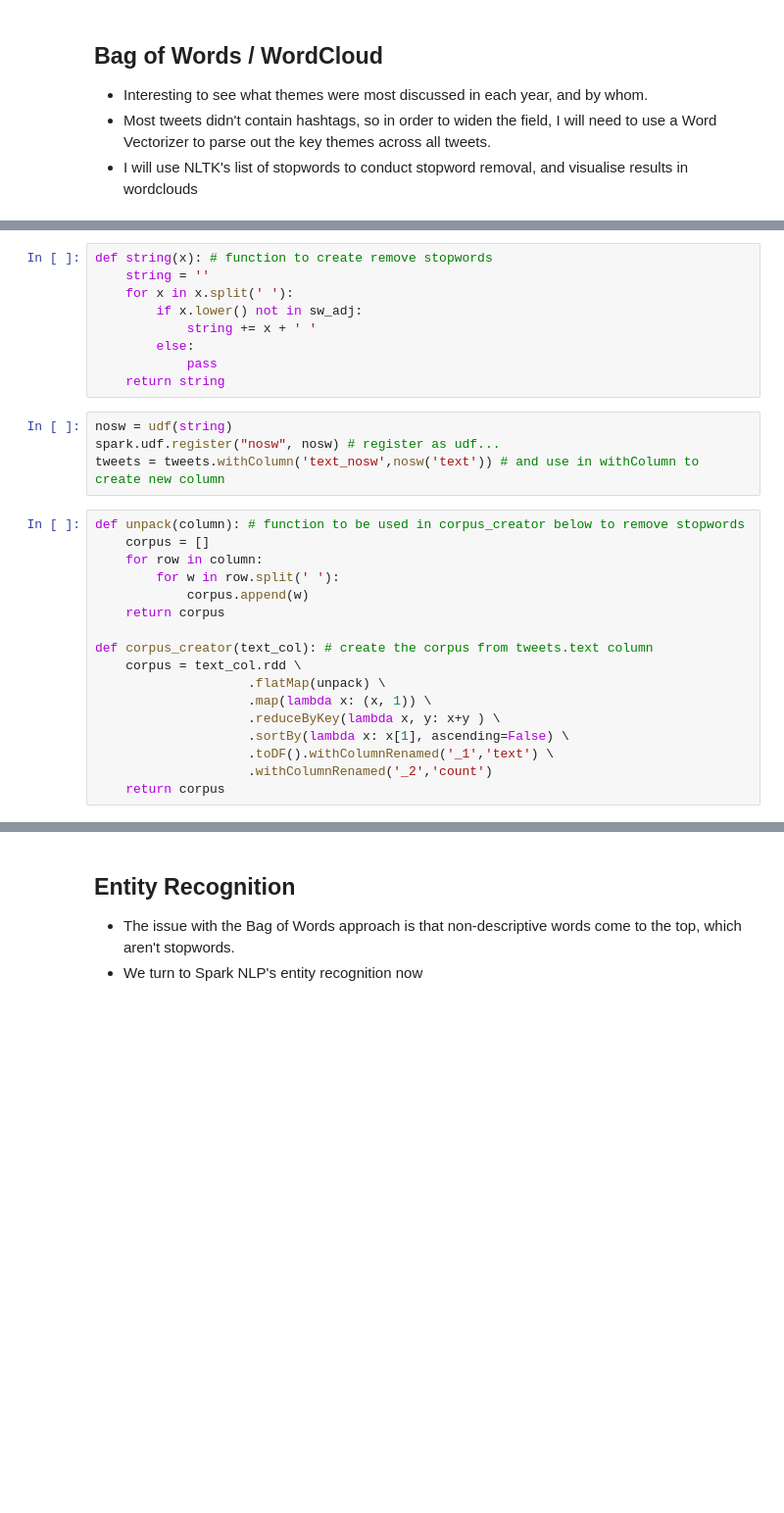
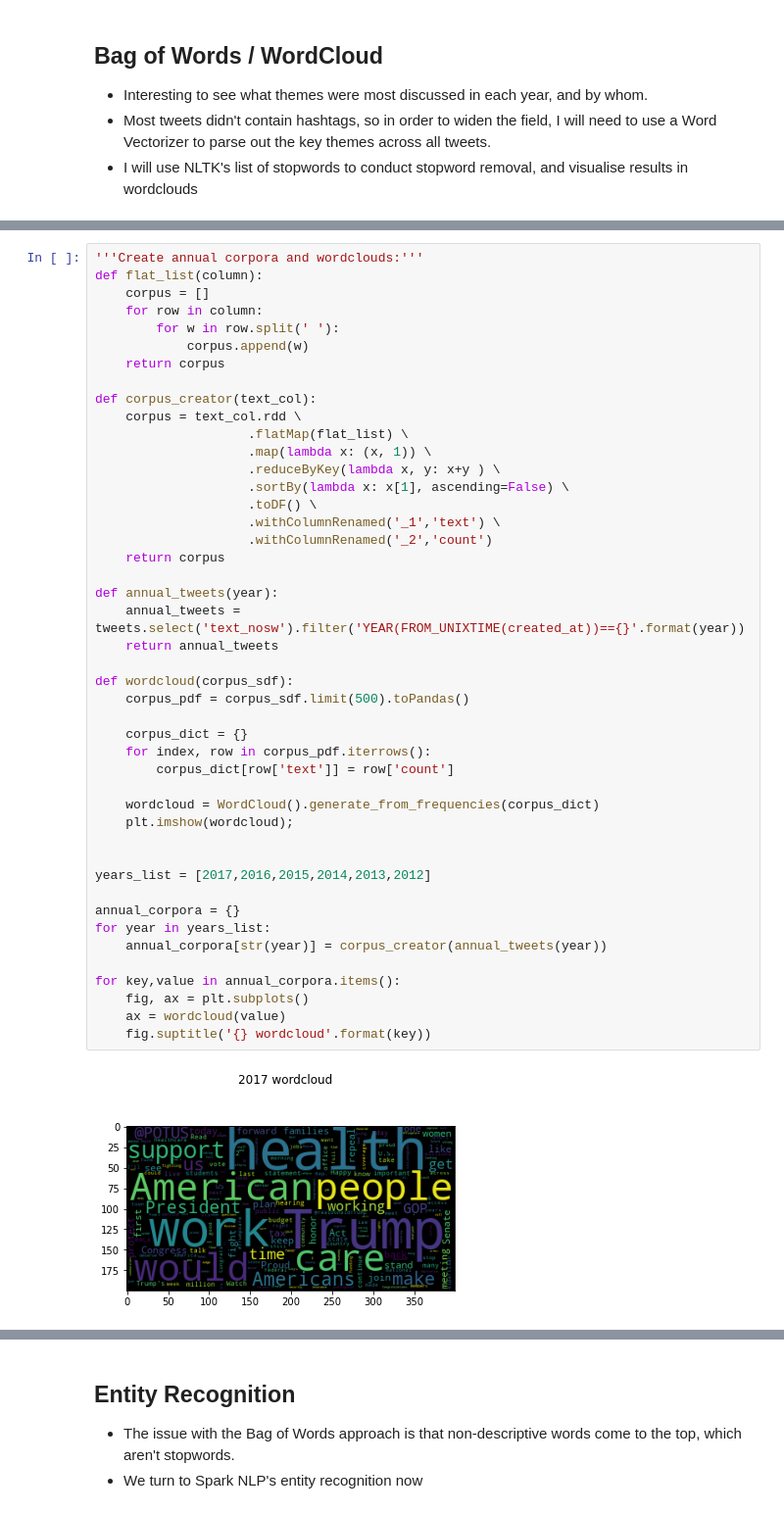
Before and after one commit to noahberhe/Lobbyists4America, a Jupyter notebook: Lobbyists4America.ipynb, the cells around one changed output, grey strips where cells are left out. Shown at 98% size. Saved outputs shown, nothing was run; the diff lists cells and outputs as text; blank space fills up the shorter version.

Commit message:
reformat wordcloud code

```diff
--- a/Lobbyists4America.ipynb
+++ b/Lobbyists4America.ipynb
@@ -449,32 +460,49 @@ for custom_word in custom_list:
 # %% [output]
 showing info https://raw.githubusercontent.com/nltk/nltk_data/gh-pages/index.xml
-# %%
-def string(x): # function to create remove stopwords
-    string = ''
-    for x in x.split(' '):
-        if x.lower() not in sw_adj:
-            string += x + ' '
-        else:
-            pass
-    return string
-# %%
-nosw = udf(string)
-spark.udf.register("nosw", nosw) # register as udf...
-tweets = tweets.withColumn('text_nosw',nosw('text')) # and use in withColumn to create new column
 # %%
-def unpack(column): # function to be used in corpus_creator below to remove stopwords
+'''Create annual corpora and wordclouds:'''
+def flat_list(column):
     corpus = []
     for row in column:
         for w in row.split(' '):
             corpus.append(w)
     return corpus
 
-def corpus_creator(text_col): # create the corpus from tweets.text column
+def corpus_creator(text_col):
     corpus = text_col.rdd \
-                    .flatMap(unpack) \
+                    .flatMap(flat_list) \
                     .map(lambda x: (x, 1)) \
                     .reduceByKey(lambda x, y: x+y ) \
                     .sortBy(lambda x: x[1], ascending=False) \
-                    .toDF().withColumnRenamed('_1','text') \
+                    .toDF() \
+                    .withColumnRenamed('_1','text') \
                     .withColumnRenamed('_2','count')
     return corpus
+
+def annual_tweets(year):
+    annual_tweets = tweets.select('text_nosw').filter('YEAR(FROM_UNIXTIME(created_at))=={}'.format(year))
+    return annual_tweets
+
+def wordcloud(corpus_sdf):
+    corpus_pdf = corpus_sdf.limit(500).toPandas()
+
+    corpus_dict = {}
+    for index, row in corpus_pdf.iterrows():
+        corpus_dict[row['text']] = row['count']
+
+    wordcloud = WordCloud().generate_from_frequencies(corpus_dict)
+    plt.imshow(wordcloud);
+
+
+years_list = [2017,2016,2015,2014,2013,2012]
+
+annual_corpora = {}
+for year in years_list:
+    annual_corpora[str(year)] = corpus_creator(annual_tweets(year))
+
+for key,value in annual_corpora.items():
+    fig, ax = plt.subplots()
+    ax = wordcloud(value)
+    fig.suptitle('{} wordcloud'.format(key))
+# %% [output]
+[figure, added]
```
Also changed, not shown: parts of 11 cells of this notebook.
